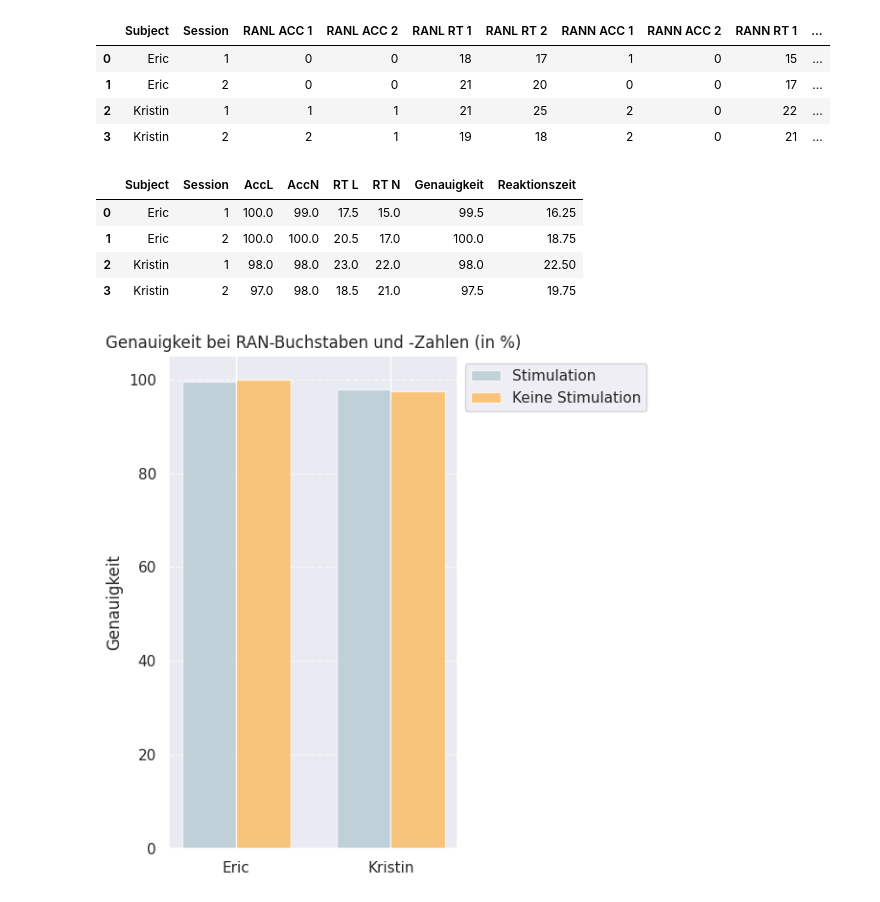
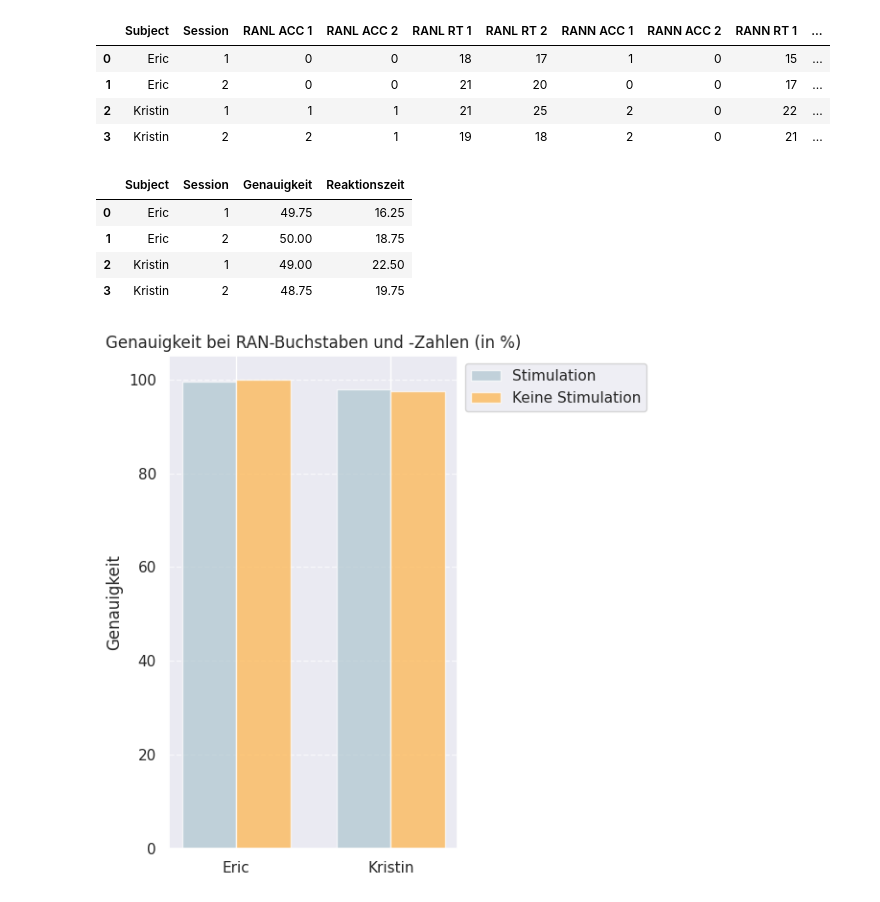
Before and after one commit to cristinarainich/DDCS, a Jupyter notebook: Results_presentation.ipynb, the cells around one changed output. Drawn from its saved outputs; the diff is of its cells as text; code cells hidden in the pictures.

```diff
--- a/Results_presentation.ipynb
+++ b/Results_presentation.ipynb
@@ -51,13 +51,8 @@ column_names = ['Subject', 'Session', 'RANL ACC 1', 'RANL ACC 2', 'RANL RT 1', '
 # %%
 df = pd.DataFrame(rows, columns=column_names)
 # %%
-df['AccL'] = 100 - df[['RANL ACC 1', 'RANL ACC 2']].mean(axis=1) * 100/50
-df['AccN'] = 100 - df[['RANN ACC 1', 'RANN ACC 2']].mean(axis=1) * 100/50
-df['RT L'] = df[['RANL RT 1', 'RANL RT 2']].mean(axis=1)
-df['RT N'] = df[['RANN RT 1', 'RANN RT 1']].mean(axis=1)
+df['Genauigkeit'] = 50 - df[['RANL ACC 1', 'RANL ACC 2', 'RANN ACC 1', 'RANN ACC 2']].mean(axis=1)
+df['Reaktionszeit'] = df[['RANL RT 1', 'RANL RT 2', 'RANN RT 1', 'RANN RT 1']].mean(axis=1)
-# %%
-df['Genauigkeit'] = df[['AccL', 'AccN']].mean(axis=1)
-df['Reaktionszeit'] = df[['RT L', 'RT N']].mean(axis=1)
 # %%
 df
 # %% [output]
@@ -67,13 +62,13 @@ df
 | 2 | Kristin | 1 | 1 | 1 | 21 | 25 | 2 | 0 | 22 | ... |
 | 3 | Kristin | 2 | 2 | 1 | 19 | 18 | 2 | 0 | 21 | ... |
 # %%
-df[['Subject', 'Session', 'AccL', 'AccN', 'RT L', 'RT N', 'Genauigkeit', 'Reaktionszeit']]
+df[['Subject', 'Session', 'Genauigkeit', 'Reaktionszeit']]
 # %% [output]
-|  | Subject | Session | AccL | AccN | RT L | RT N | Genauigkeit | Reaktionszeit |
-| 0 | Eric | 1 | 100.0 | 99.0 | 17.5 | 15.0 | 99.5 | 16.25 |
-| 1 | Eric | 2 | 100.0 | 100.0 | 20.5 | 17.0 | 100.0 | 18.75 |
-| 2 | Kristin | 1 | 98.0 | 98.0 | 23.0 | 22.0 | 98.0 | 22.50 |
-| 3 | Kristin | 2 | 97.0 | 98.0 | 18.5 | 21.0 | 97.5 | 19.75 |
+|  | Subject | Session | Genauigkeit | Reaktionszeit |
+| 0 | Eric | 1 | 49.75 | 16.25 |
+| 1 | Eric | 2 | 50.00 | 18.75 |
+| 2 | Kristin | 1 | 49.00 | 22.50 |
+| 3 | Kristin | 2 | 48.75 | 19.75 |
 # %%
 def create_plots(data, plot, title):
   bar_width = 0.7
```
